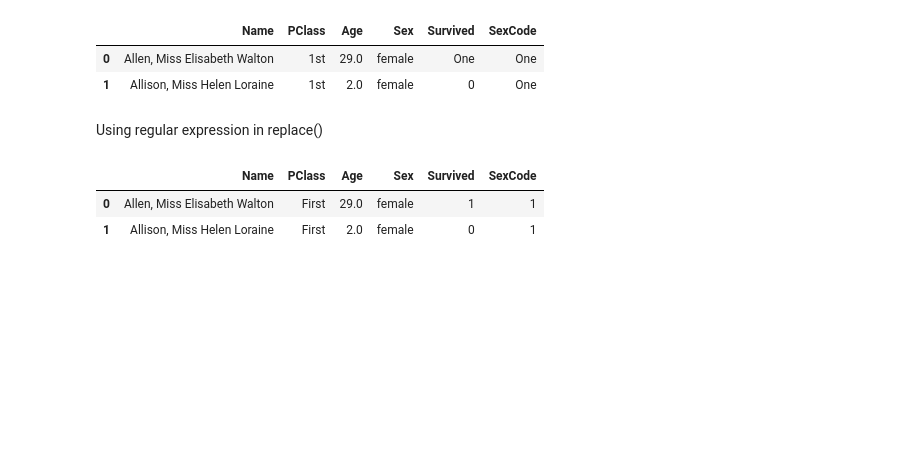
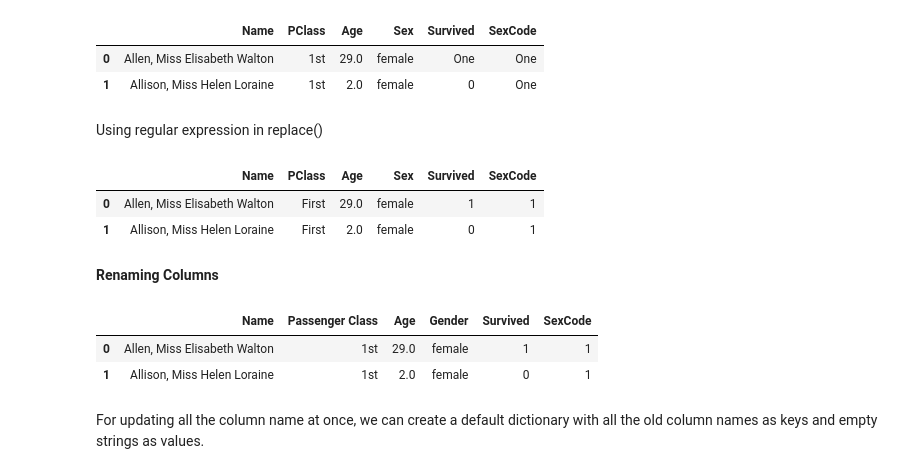
Before and after one commit to bipinthecoder/machine-learning-basics, a Jupyter notebook: ml_data_wrangling.ipynb, the cells around one changed output. Drawn from its saved outputs; the diff is of its cells as text; code cells hidden in the pictures; blank space fills up the shorter version.

Commit message:
Added 'renaming columns with dictionary like parameter values'

```diff
--- a/ml_data_wrangling.ipynb
+++ b/ml_data_wrangling.ipynb
@@ -239,3 +239,18 @@ dataFrame.replace(r"1st", "First", regex = True).head(2)
 |  | Name | PClass | Age | Sex | Survived | SexCode |
 | 0 | Allen, Miss Elisabeth Walton | First | 29.0 | female | 1 | 1 |
 | 1 | Allison, Miss Helen Loraine | First | 2.0 | female | 0 | 1 |
+# %% [markdown]
+**Renaming Columns**
+# %%
+import pandas as pd
+
+url = 'https://raw.githubusercontent.com/chrisalbon/simulated_datasets/master/titanic.csv'
+
+df = pd.read_csv(url, delimiter = ',')
+df.rename(columns={'PClass' : 'Passenger Class', 'Sex' : 'Gender'}).head(2)
+# %% [output]
+|  | Name | Passenger Class | Age | Gender | Survived | SexCode |
+| 0 | Allen, Miss Elisabeth Walton | 1st | 29.0 | female | 1 | 1 |
+| 1 | Allison, Miss Helen Loraine | 1st | 2.0 | female | 0 | 1 |
+# %% [markdown]
+For updating all the column name at once, we can create a default dictionary with all the old column names as keys and empty strings as values.
```
Also changed, not shown: parts of 3 cells of this notebook.
